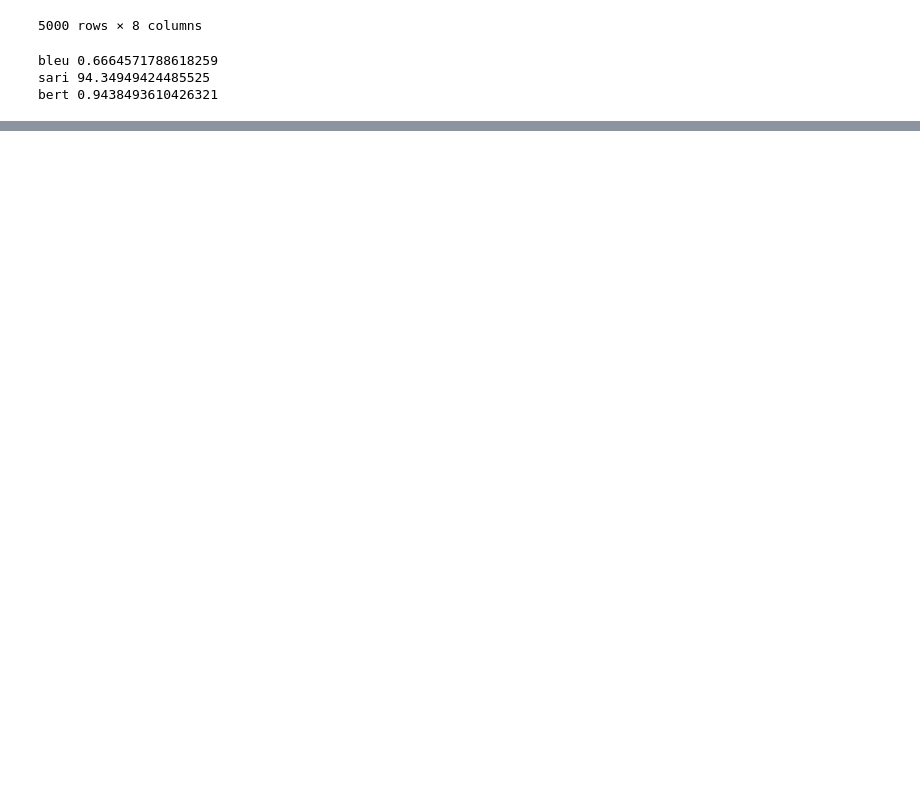
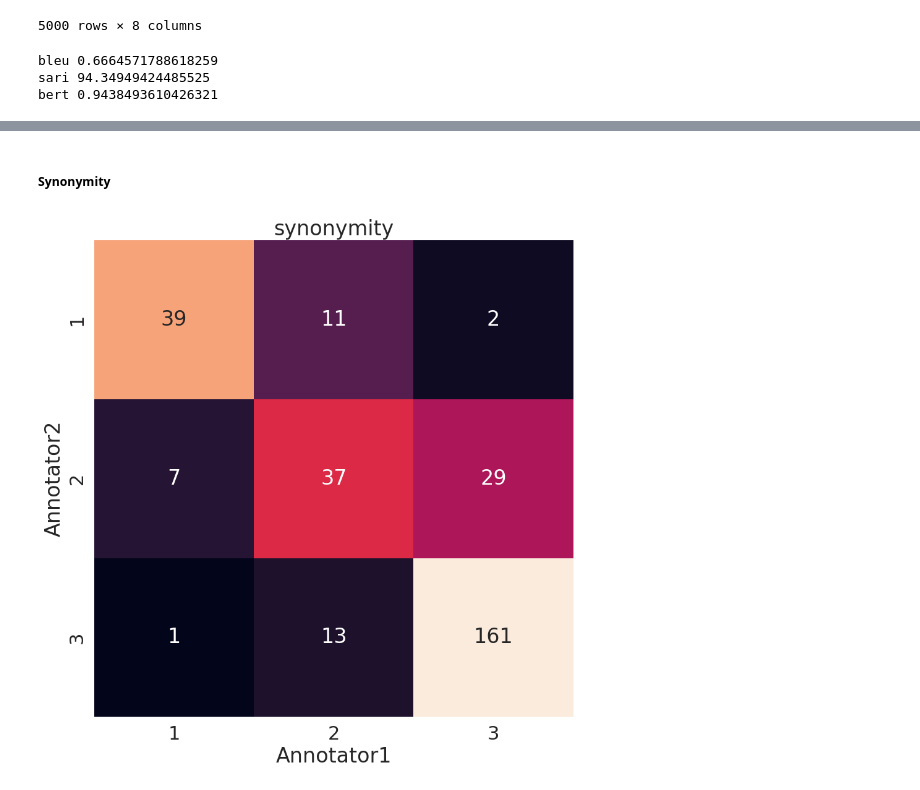
Before and after one commit to nekosuke12/plain_japanese, a Jupyter notebook: translation/scores/summary_scores.ipynb, the cells around one changed output, grey strips where cells are left out. Saved outputs shown, nothing was run; the diff lists cells and outputs as text; code cells hidden in the pictures; blank space fills up the shorter version.

```diff
--- a/translation/scores/summary_scores.ipynb
+++ b/translation/scores/summary_scores.ipynb
@@ -41,0 +59,7 @@ bert 0.9438493610426321
+# %%
+plainness1 = anno['plainness1']
+plainness2 = anno['plainness2']
+synonymity1 = anno['synonymity1']
+synonymity2 = anno['synonymity2']
+grammaticality1 = anno['grammaticality1']
+grammaticality2 = anno['grammaticality2']
@@ -41,0 +106,34 @@ bert 0.9438493610426321
+# %%
+# modified from https://gist.github.com/mesquita/f6beffcc2579c6f3a97c9d93e278a9f1
+from matplotlib.ticker import PercentFormatter
+import matplotlib.pyplot as plt
+import seaborn as sns
+from sklearn.metrics import confusion_matrix
+
+def cm_analysis(y_true, y_pred, labels, classes, criteria, ymap=None, figsize=(10,10)):
+    sns.set(font_scale=2.0)
+
+    if ymap is not None:
+        y_pred = [ymap[yi] for yi in y_pred]
+        y_true = [ymap[yi] for yi in y_true]
+        labels = [ymap[yi] for yi in labels]
+    cm = confusion_matrix(y_true, y_pred, labels=labels)
+    cm_sum = np.sum(cm, axis=1, keepdims=True)
+    cm_perc = cm / cm_sum.astype(float) * 100
+    annot = np.empty_like(cm).astype(str)
+    nrows, ncols = cm.shape
+
+    for i in range(nrows):
+        for j in range(ncols):
+            c = cm[i, j]
+            annot[i, j] = '%d' % (c)
+    cm = confusion_matrix(y_true, y_pred, labels=labels, normalize='true')
+    cm = pd.DataFrame(cm, index=labels, columns=labels)
+    cm = cm * 100
+    cm.index.name = 'Annotator2'
+    cm.columns.name = 'Annotator1'
+    fig, ax = plt.subplots(figsize=figsize)
+    plt.yticks(va='center')
+    plt.title(criteria)
+
+    sns.heatmap(cm, annot=annot, fmt='', ax=ax, xticklabels=classes, cbar=False, yticklabels=classes)
@@ -41,0 +146,6 @@ bert 0.9438493610426321
+# %% [markdown]
+##### Synonymity
+# %%
+cm_analysis(synonymity1, synonymity2, labels=[1, 2, 3], classes=[1, 2, 3], criteria='synonymity', ymap=None)
+# %% [output]
+[figure, added]
```
Also changed, not shown: parts of 16 cells of this notebook, 10 other files.
